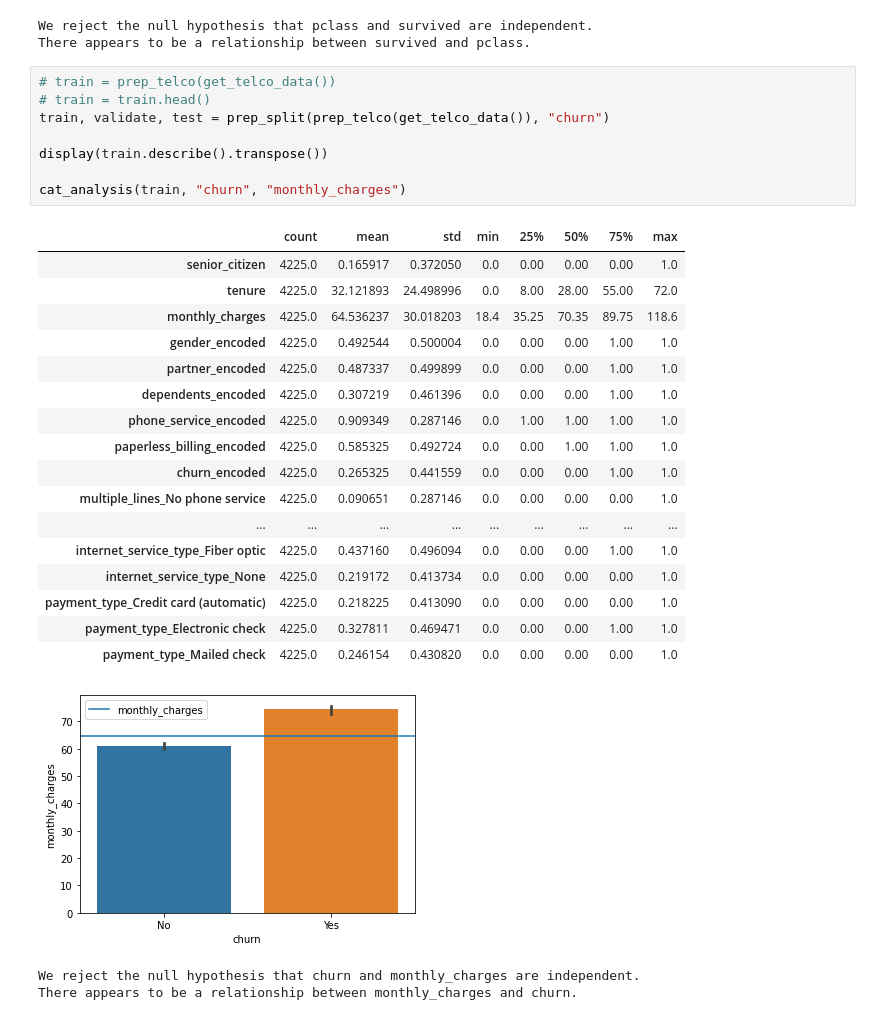
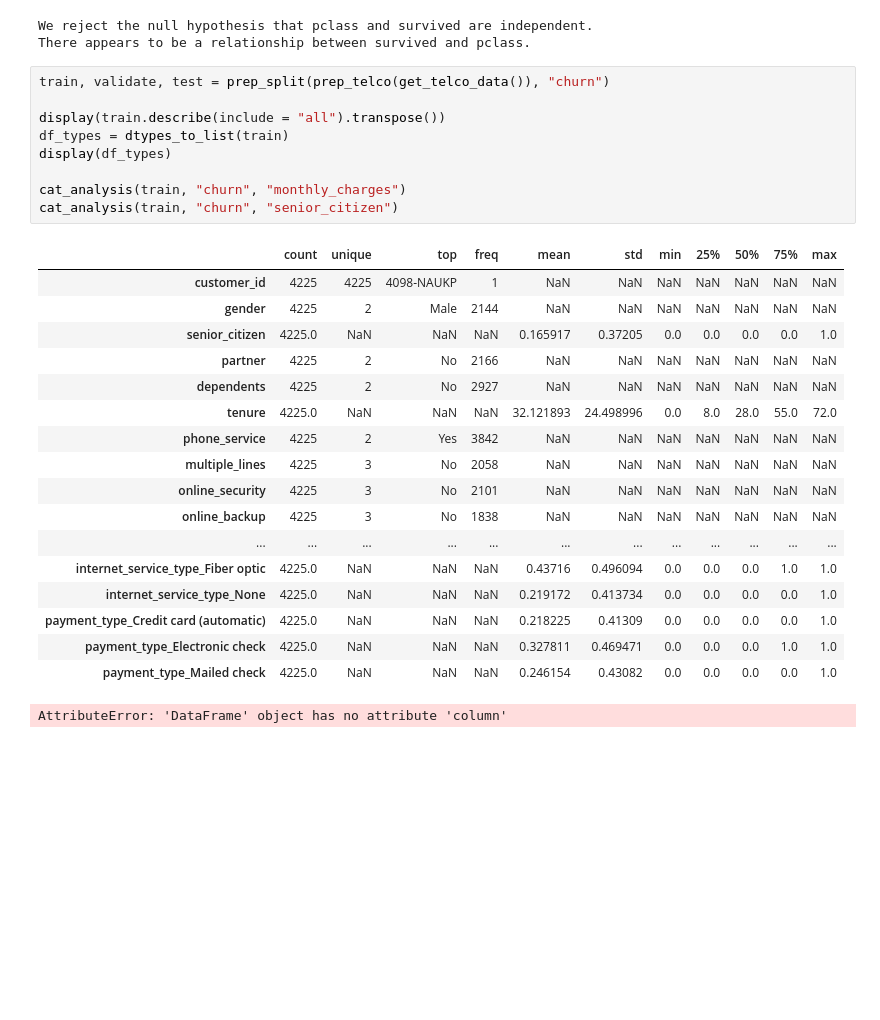
Before and after one commit to Peter-N-Chavez/classification_exercises, a Jupyter notebook: classification_exercises.ipynb, the cells around one changed output. Drawn from its saved outputs; the diff is of its cells as text; blank space fills up the shorter version.

```diff
--- a/classification_exercises.ipynb
+++ b/classification_exercises.ipynb
@@ -255,31 +255,30 @@ cat_analysis(train, "pclass", "survived")
 We reject the null hypothesis that pclass and survived are independent.
 There appears to be a relationship between survived and pclass.
 # %%
-# train = prep_telco(get_telco_data())
-# train = train.head()
 train, validate, test = prep_split(prep_telco(get_telco_data()), "churn")
 
-display(train.describe().transpose())
+display(train.describe(include = "all").transpose())
+df_types = dtypes_to_list(train)
+display(df_types)
 
 cat_analysis(train, "churn", "monthly_charges")
+cat_analysis(train, "churn", "senior_citizen")
 # %% [output]
-|  | count | mean | std | min | 25% | 50% | 75% | max |
-| senior_citizen | 4225.0 | 0.165917 | 0.372050 | 0.0 | 0.00 | 0.00 | 0.00 | 1.0 |
-| tenure | 4225.0 | 32.121893 | 24.498996 | 0.0 | 8.00 | 28.00 | 55.00 | 72.0 |
-| monthly_charges | 4225.0 | 64.536237 | 30.018203 | 18.4 | 35.25 | 70.35 | 89.75 | 118.6 |
-| gender_encoded | 4225.0 | 0.492544 | 0.500004 | 0.0 | 0.00 | 0.00 | 1.00 | 1.0 |
-| partner_encoded | 4225.0 | 0.487337 | 0.499899 | 0.0 | 0.00 | 0.00 | 1.00 | 1.0 |
-| dependents_encoded | 4225.0 | 0.307219 | 0.461396 | 0.0 | 0.00 | 0.00 | 1.00 | 1.0 |
-| phone_service_encoded | 4225.0 | 0.909349 | 0.287146 | 0.0 | 1.00 | 1.00 | 1.00 | 1.0 |
-| paperless_billing_encoded | 4225.0 | 0.585325 | 0.492724 | 0.0 | 0.00 | 1.00 | 1.00 | 1.0 |
-| churn_encoded | 4225.0 | 0.265325 | 0.441559 | 0.0 | 0.00 | 0.00 | 1.00 | 1.0 |
-| multiple_lines_No phone service | 4225.0 | 0.090651 | 0.287146 | 0.0 | 0.00 | 0.00 | 0.00 | 1.0 |
-| ... | ... | ... | ... | ... | ... | ... | ... | ... |
-| internet_service_type_Fiber optic | 4225.0 | 0.437160 | 0.496094 | 0.0 | 0.00 | 0.00 | 1.00 | 1.0 |
-| internet_service_type_None | 4225.0 | 0.219172 | 0.413734 | 0.0 | 0.00 | 0.00 | 0.00 | 1.0 |
-| payment_type_Credit card (automatic) | 4225.0 | 0.218225 | 0.413090 | 0.0 | 0.00 | 0.00 | 0.00 | 1.0 |
-| payment_type_Electronic check | 4225.0 | 0.327811 | 0.469471 | 0.0 | 0.00 | 0.00 | 1.00 | 1.0 |
-| payment_type_Mailed check | 4225.0 | 0.246154 | 0.430820 | 0.0 | 0.00 | 0.00 | 0.00 | 1.0 |
+|  | count | unique | top | freq | mean | std | min | 25% | 50% | 75% | max |
+| customer_id | 4225 | 4225 | 4098-NAUKP | 1 | NaN | NaN | NaN | NaN | NaN | NaN | NaN |
+| gender | 4225 | 2 | Male | 2144 | NaN | NaN | NaN | NaN | NaN | NaN | NaN |
+| senior_citizen | 4225.0 | NaN | NaN | NaN | 0.165917 | 0.37205 | 0.0 | 0.0 | 0.0 | 0.0 | 1.0 |
+| partner | 4225 | 2 | No | 2166 | NaN | NaN | NaN | NaN | NaN | NaN | NaN |
+| dependents | 4225 | 2 | No | 2927 | NaN | NaN | NaN | NaN | NaN | NaN | NaN |
+| tenure | 4225.0 | NaN | NaN | NaN | 32.121893 | 24.498996 | 0.0 | 8.0 | 28.0 | 55.0 | 72.0 |
+| phone_service | 4225 | 2 | Yes | 3842 | NaN | NaN | NaN | NaN | NaN | NaN | NaN |
+| multiple_lines | 4225 | 3 | No | 2058 | NaN | NaN | NaN | NaN | NaN | NaN | NaN |
+| online_security | 4225 | 3 | No | 2101 | NaN | NaN | NaN | NaN | NaN | NaN | NaN |
+| online_backup | 4225 | 3 | No | 1838 | NaN | NaN | NaN | NaN | NaN | NaN | NaN |
+| ... | ... | ... | ... | ... | ... | ... | ... | ... | ... | ... | ... |
+| internet_service_type_Fiber optic | 4225.0 | NaN | NaN | NaN | 0.43716 | 0.496094 | 0.0 | 0.0 | 0.0 | 1.0 | 1.0 |
+| internet_service_type_None | 4225.0 | NaN | NaN | NaN | 0.219172 | 0.413734 | 0.0 | 0.0 | 0.0 | 0.0 | 1.0 |
+| payment_type_Credit card (automatic) | 4225.0 | NaN | NaN | NaN | 0.218225 | 0.41309 | 0.0 | 0.0 | 0.0 | 0.0 | 1.0 |
+| payment_type_Electronic check | 4225.0 | NaN | NaN | NaN | 0.327811 | 0.469471 | 0.0 | 0.0 | 0.0 | 1.0 | 1.0 |
+| payment_type_Mailed check | 4225.0 | NaN | NaN | NaN | 0.246154 | 0.43082 | 0.0 | 0.0 | 0.0 | 0.0 | 1.0 |
-[figure, removed]
-We reject the null hypothesis that churn and monthly_charges are independent.
-There appears to be a relationship between monthly_charges and churn.
+AttributeError: 'DataFrame' object has no attribute 'column'
```
Also changed, not shown: 1 other file.
